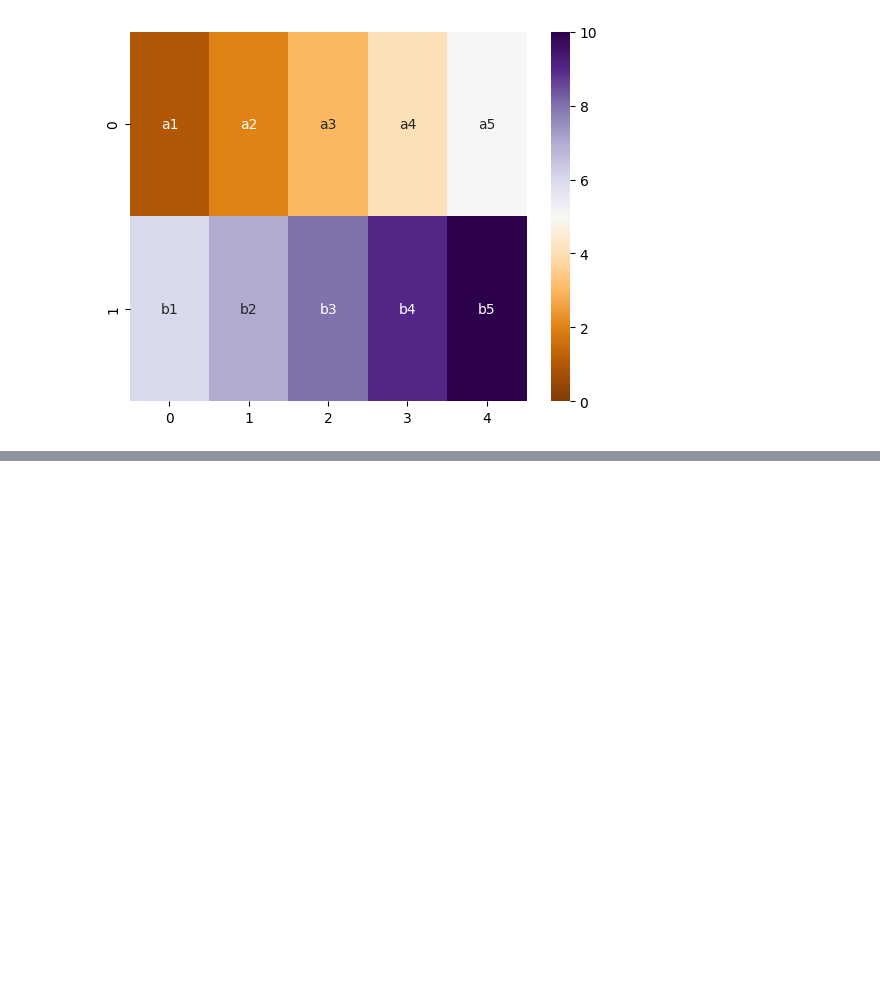
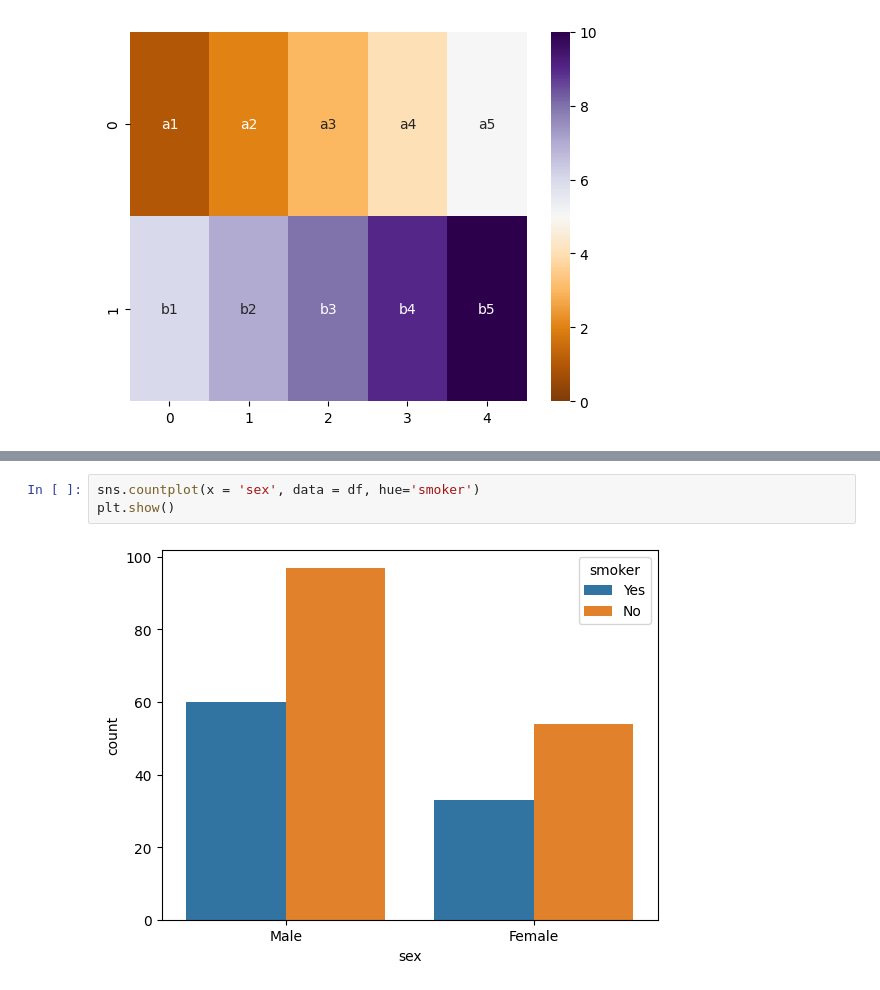
Before and after one commit to Ut-Niv/Pandas-Dataframe, a Jupyter notebook: Seaborn_demo.ipynb, the cells around one changed output, grey strips where cells are left out. Drawn from its saved outputs; the diff is of its cells as text; blank space fills up the shorter version.

```diff
--- a/Seaborn_demo.ipynb
+++ b/Seaborn_demo.ipynb
@@ -383,0 +405,5 @@ sns.heatmap(arr, vmin = 0, vmax = 10, cmap = 'PuOr', annot = temp, fmt = 's')
+# %%
+sns.countplot(x = 'sex', data = df, hue='smoker')
+plt.show()
+# %% [output]
+[figure, added]
```
Also changed, not shown: parts of 7 cells of this notebook.
